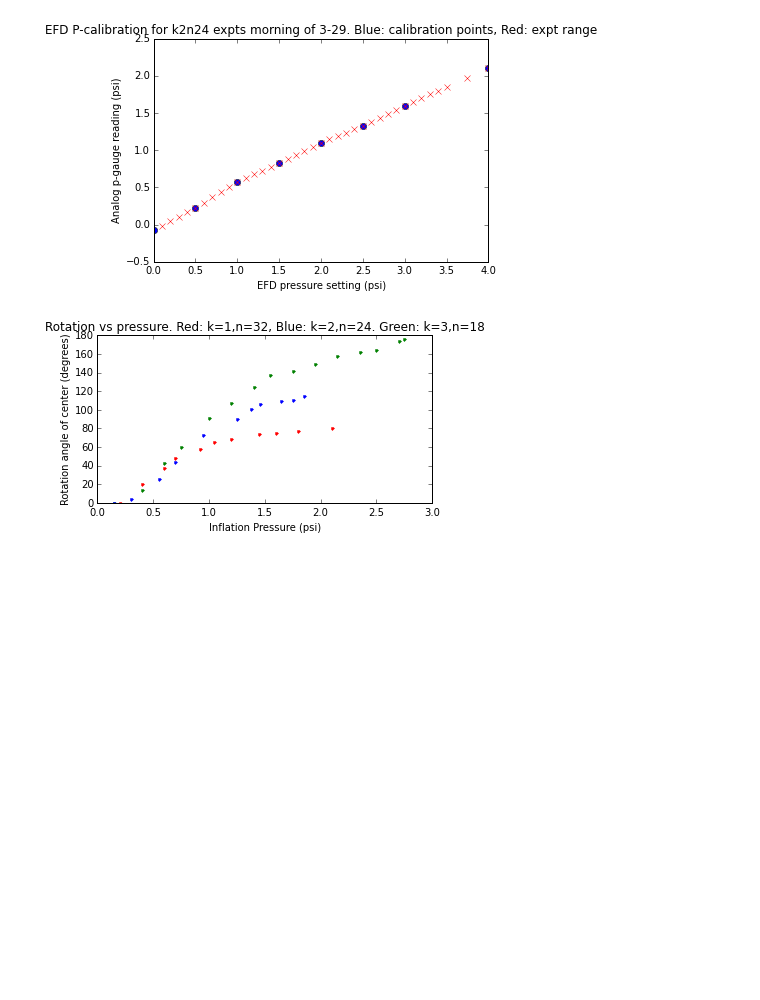
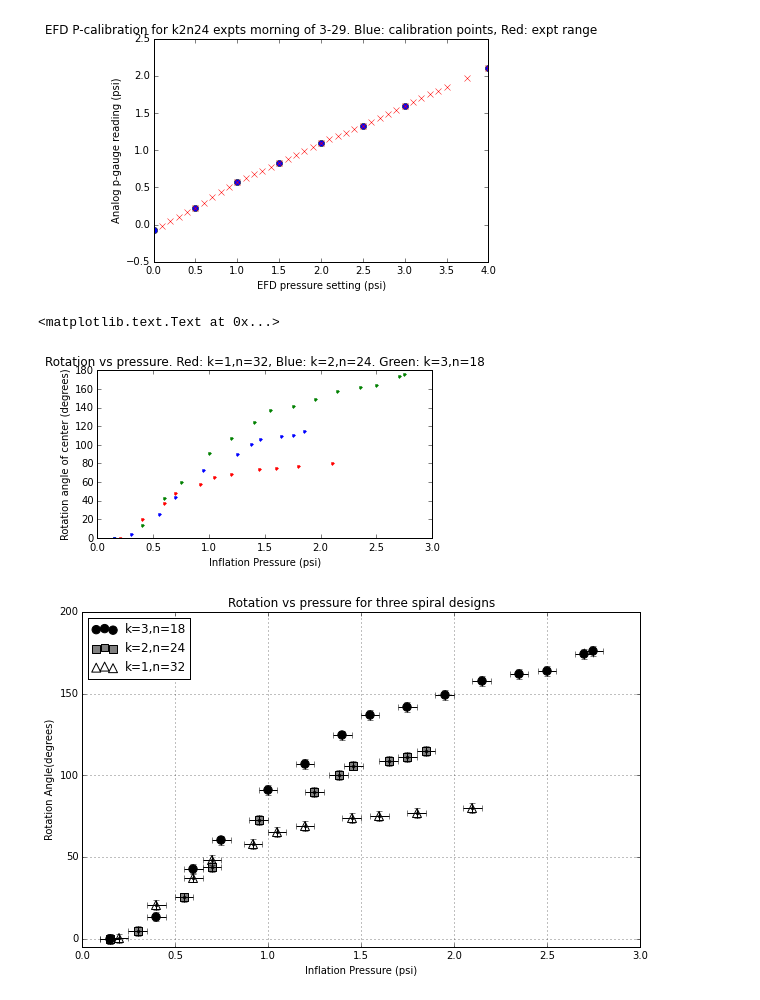
Before and after one commit to harnettlab/iPythonNotebookRepo, a Jupyter notebook: PlotsForTwister/TwisterRotationVsPressure.ipynb, the cells around one changed output. Cells and saved outputs as stored; diff of their text form; code cells hidden in the pictures; blank space fills up the shorter version.

Commit message:
updated Twister Rotation vs Pressure plot with error bars
also created plotting symbols that work in black/white and added legend

```diff
--- a/PlotsForTwister/TwisterRotationVsPressure.ipynb
+++ b/PlotsForTwister/TwisterRotationVsPressure.ipynb
@@ -58,12 +61,13 @@ xerror,yerror
 # %%
 #Plot angle data with pressure values for the different systems
 plt.figure(figsize=(6,3))
-xerror=[0.05]*len(pcorr_k2n24)#*np.ones((1,len(pcorr_k2n24))) #this is corrected pressure error in psi based on uncert of 0.25 on EFD panel
-yerror=[2]*len(k2n24Angles)#*np.ones((1,len(k2n24Angles)))#my estimated uncert in reading the angle in degrees from a photo
+xerrork2n24=[0.05]*len(pcorr_k2n24)#*np.ones((1,len(pcorr_k2n24))) #this is corrected pressure error in psi based on uncert of 0.25 on EFD panel
+yerrork2n24=[2]*len(k2n24Angles)#*np.ones((1,len(k2n24Angles)))#my estimated uncert in reading the angle in degrees from a photo
 #plt.errorbar(pcorr_k2n24,k2n24Angles,yerror,xerror,ls='none')
 
 #plt.plot(pcorr_k2n24,k2n24Angles,'bx') #I removed this trace, it was the first one before I had the pressure gauge
-#It kinda goes to the same eventual angle as the other k=2 trace
+#It kinda goes to the same eventual angle as the other k=2 trace, that's great, but I am still
+#not sure I got the pressures right.
 plt.hold('true')
 plt.plot(k1n32Pressures,k1n32Angles,'r.')
 plt.plot(k3n18Pressures,k3n18Angles,'g.')
@@ -77,9 +81,51 @@ plt.xlabel ('Inflation Pressure (psi)')
 plt.ylabel('Rotation angle of center (degrees)')
 plt.title ('Rotation vs pressure. Red: k=1,n=32, Blue: k=2,n=24. Green: k=3,n=18')
 
-plt.savefig('AngleVsPressure.eps')
+#plt.savefig('AngleVsPressure.eps')
 # %% [output]
+<matplotlib.text.Text at 0x...>
 [figure]
 # %%
 #can put error bars on multi trace plot
 #maybe can fill in the 1.1-1.2 region on the blue trace from a movie?
+# %%
+#Same data, fancier plot with error bars, fits, legend and symbols instead of colors
+plt.figure(figsize=[10,6])
+
+plt.hold('True')
+#plt.plot(x1,y1,'k')  #possibly could do some fits and plot them here
+#plt.plot(x2,y2,'k')
+#plt.plot(x3,y3,'k')
+
+
+#Create error bars for the three samples based on my estimated measurement uncertainty
+xerrork1n32=[0.05]*len(k1n32Pressures) #this is corrected pressure error in psi based on uncert of 0.05 on gauge
+yerrork1n32=[3.0]*len(k1n32Angles)#my estimated uncert in reading the angle in degrees from a photo
+xerrork2n24s2=[0.05]*len(k2n24s2Pressures) #this is corrected pressure error in psi based on uncert of 0.05 on gauge
+yerrork2n24s2=[3.0]*len(k2n24s2Angles)#my estimated uncert in reading the angle in degrees from a photo
+xerrork3n18=[0.05]*len(k3n18Pressures) #this is corrected pressure error in psi based on uncert of 0.05 on gauge
+yerrork3n18=[3.0]*len(k3n18Angles)#my estimated uncert in reading the angle in degrees from a photo
+
+#add data with symbols that will print ok in black/white
+#gahhhh I have to plot the error bars and THEN the markers
+plt.errorbar(k1n32Pressures,k1n32Angles,yerrork1n32,xerrork1n32,'k.')
+data_k1n32=plt.scatter(k1n32Pressures,k1n32Angles,marker='^',facecolor='white',label='k=1,n=32',s=80,linewidths=1.0)
+
+plt.errorbar(k2n24s2Pressures,k2n24s2Angles,yerrork2n24s2,xerrork2n24s2,'k.')
+data_k2n24s2=plt.scatter(k2n24s2Pressures,k2n24s2Angles,marker='s',facecolor='gray',label='k=2,n=24',s=60,linewidths=1.0)
+
+plt.errorbar(k3n18Pressures,k3n18Angles,yerrork3n18,xerrork3n18,'k.')
+data_k3n18=plt.scatter(k3n18Pressures,k3n18Angles,marker='o',facecolor='black',label='k=3,n=18',s=70,linewidths=1.0)
+
+plt.xlabel('Inflation Pressure (psi)')
+plt.ylabel('Rotation Angle(degrees)')
+plt.title('Rotation vs pressure for three spiral designs')
+
+axes = plt.gca()
+axes.set_xlim([0,3.0])
+axes.set_ylim([-5,200])
+plt.grid(True)
+plt.legend(handles=[data_k3n18,data_k2n24s2,data_k1n32],loc='upper left')
+plt.savefig('RotationVPressure.eps')
+# %% [output]
+[figure, added]
```
Also changed, not shown: parts of 4 cells of this notebook.
